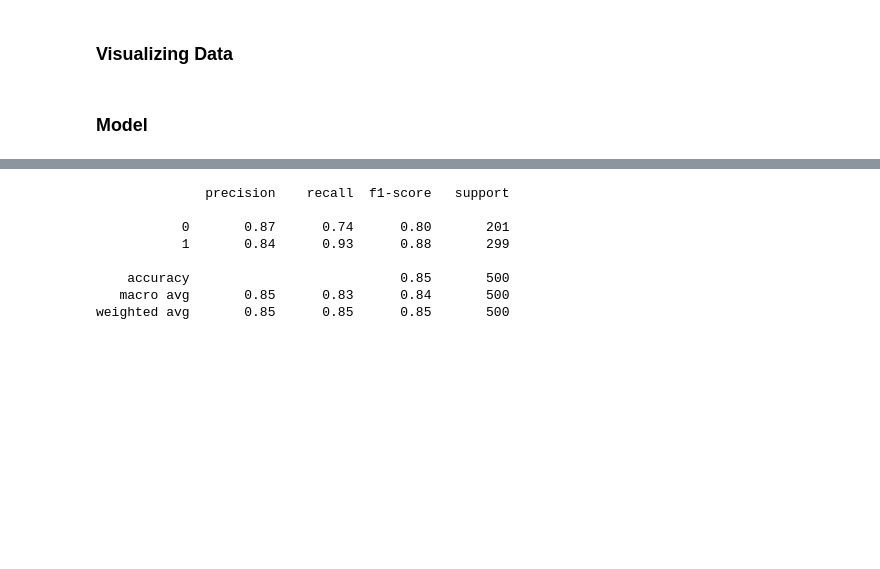
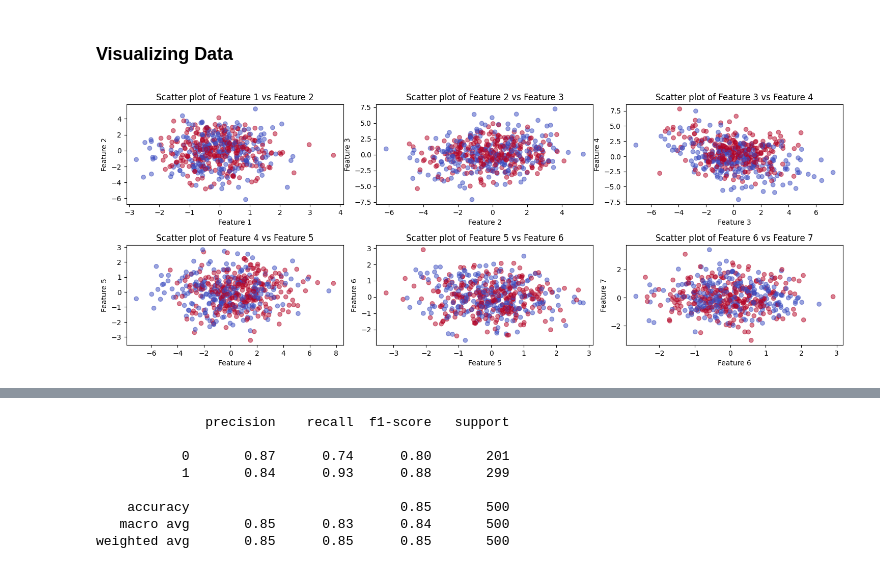
Before and after one commit to lea-margery/FTML-Project, a Jupyter notebook: Exercice5_classification_given_dataset/test.ipynb, the cells around one changed output, grey strips where cells are left out. Drawn from its saved outputs; the diff is of its cells as text; code cells hidden in the pictures; blank space fills up the shorter version.

```diff
--- a/Exercice5_classification_given_dataset/test.ipynb
+++ b/Exercice5_classification_given_dataset/test.ipynb
@@ -29,5 +28,15 @@ X_train.shape, y_test.shape, X_test.shape, y_test.shape
 ((500, 30), (500,), (500, 30), (500,))
 # %% [markdown]
 ### Visualizing Data
-# %% [markdown]
-### Model
+# %%
+plt.figure(figsize=(15, 8))
+for i in range(1, 7):
+    plt.subplot(3, 3, i)
+    plt.scatter(X_train[:, i], X_train[:, i+1], c=y_train, cmap='coolwarm', alpha=0.5)
+    plt.xlabel(f'Feature {i}')
+    plt.ylabel(f'Feature {i+1}')
+    plt.title(f'Scatter plot of Feature {i} vs Feature {i+1}')
+plt.tight_layout()
+plt.show()
+# %% [output]
+[figure, added]
```
Also changed, not shown: parts of 12 cells of this notebook.
